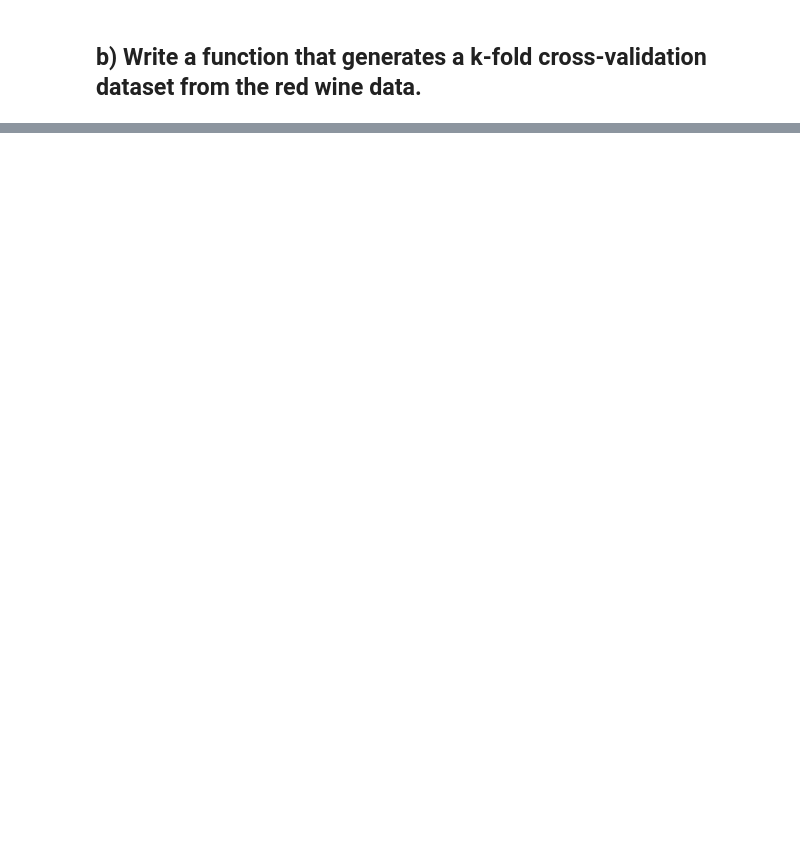
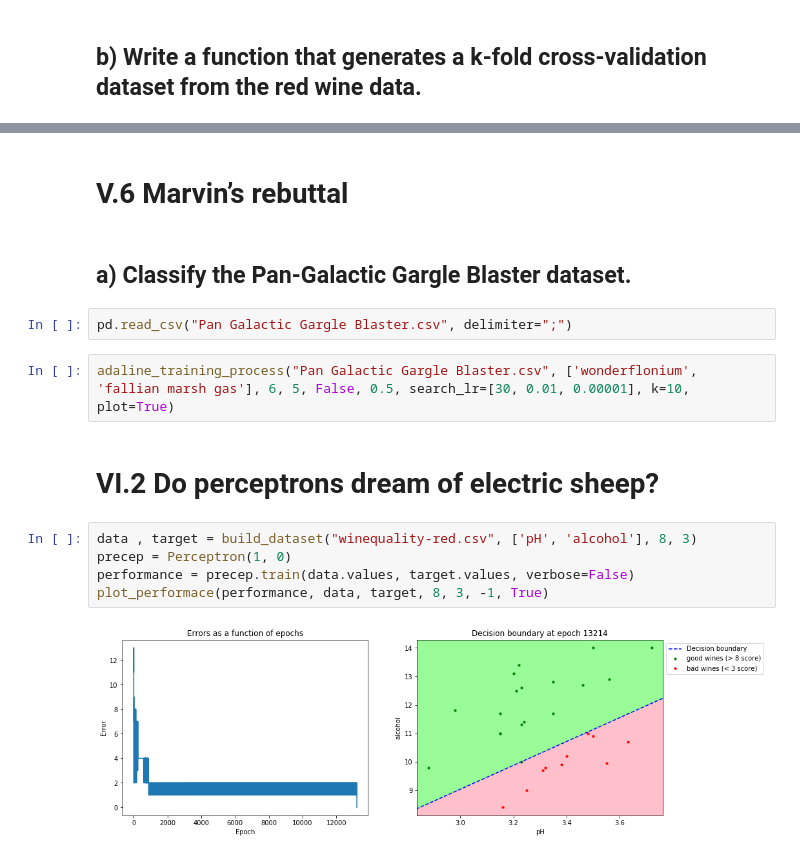
Before and after one commit to juoweichen/SommelierBot, a Jupyter notebook: ft_sommelier-Copy2.ipynb, the cells around one changed output, grey strips where cells are left out. Drawn from its saved outputs; the diff is of its cells as text; blank space fills up the shorter version.

```diff
--- a/ft_sommelier-Copy2.ipynb
+++ b/ft_sommelier-Copy2.ipynb
@@ -459,0 +635,17 @@ How to Implement Resampling Methods From Scratch In Python: https://machinelearn
+# %% [markdown]
+# V.6 Marvin’s rebuttal
+# %% [markdown]
+## a) Classify the Pan-Galactic Gargle Blaster dataset.
+# %%
+pd.read_csv("Pan Galactic Gargle Blaster.csv", delimiter=";")
+# %%
+adaline_training_process("Pan Galactic Gargle Blaster.csv", ['wonderflonium', 'fallian marsh gas'], 6, 5, False, 0.5, search_lr=[30, 0.01, 0.00001], k=10, plot=True)
+# %% [markdown]
+# VI.2 Do perceptrons dream of electric sheep?
+# %%
+data , target = build_dataset("winequality-red.csv", ['pH', 'alcohol'], 8, 3)
+precep = Perceptron(1, 0)
+performance = precep.train(data.values, target.values, verbose=False)
+plot_performace(performance, data, target, 8, 3, -1, True)
+# %% [output]
+[figure, added]
```
Also changed, not shown: parts of 31 cells of this notebook, 4 other files.
